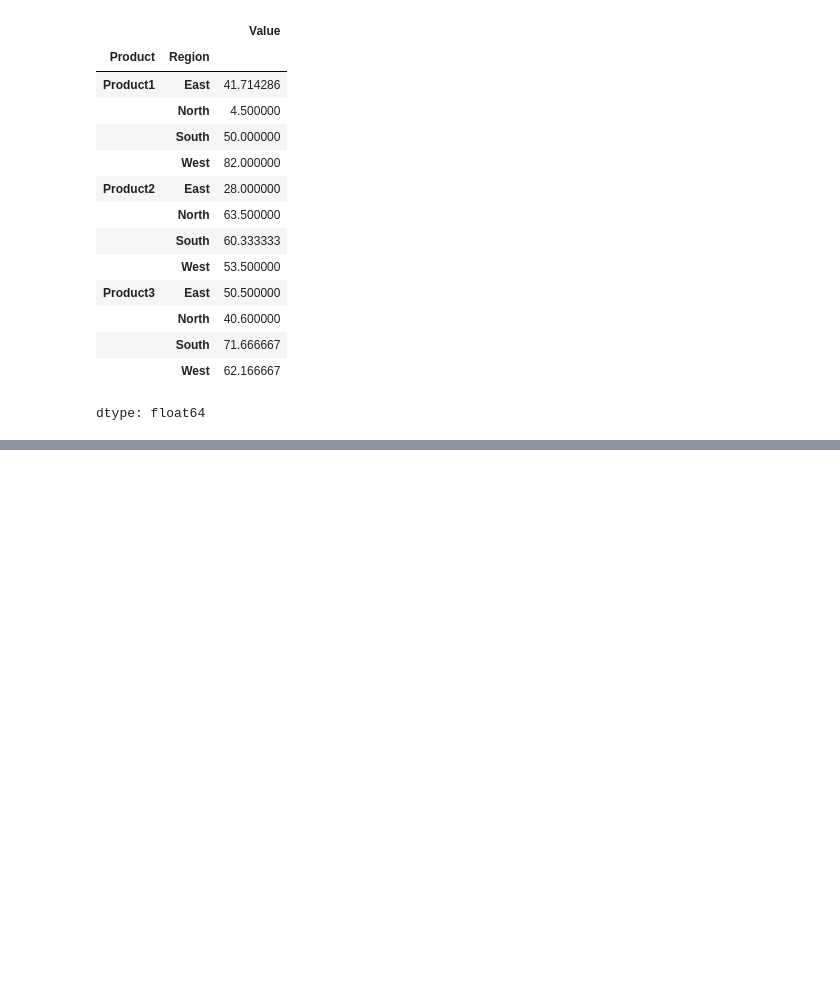
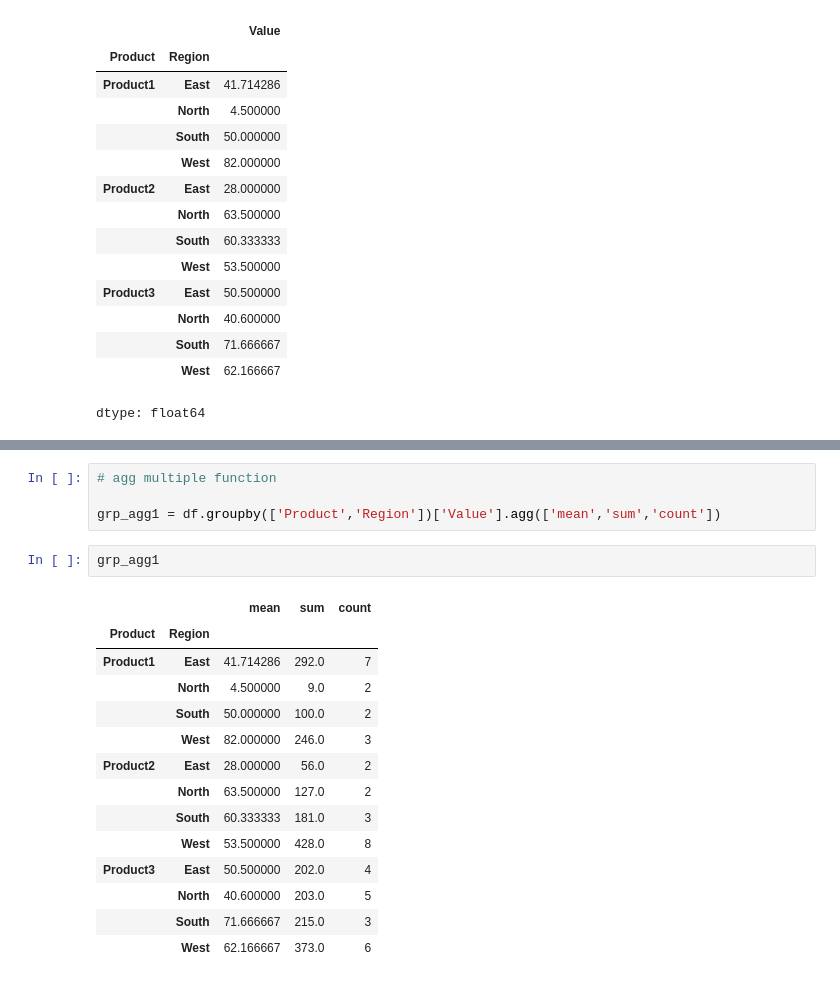
Before and after one commit to HrushhikeshMate/python-practice, a Jupyter notebook: 3_numpy.ipynb, the cells around one changed output, grey strips where cells are left out. Saved outputs shown, nothing was run; the diff lists cells and outputs as text; blank space fills up the shorter version.

```diff
--- a/3_numpy.ipynb
+++ b/3_numpy.ipynb
@@ -255,0 +269,21 @@ dtype: float64
+# %%
+# agg multiple function
+
+grp_agg1 = df.groupby(['Product','Region'])['Value'].agg(['mean','sum','count'])
+# %%
+grp_agg1
+# %% [output]
+|  |  | mean | sum | count |
+| Product | Region |  |  |  |
+| Product1 | East | 41.714286 | 292.0 | 7 |
+|  | North | 4.500000 | 9.0 | 2 |
+|  | South | 50.000000 | 100.0 | 2 |
+|  | West | 82.000000 | 246.0 | 3 |
+| Product2 | East | 28.000000 | 56.0 | 2 |
+|  | North | 63.500000 | 127.0 | 2 |
+|  | South | 60.333333 | 181.0 | 3 |
+|  | West | 53.500000 | 428.0 | 8 |
+| Product3 | East | 50.500000 | 202.0 | 4 |
+|  | North | 40.600000 | 203.0 | 5 |
+|  | South | 71.666667 | 215.0 | 3 |
+|  | West | 62.166667 | 373.0 | 6 |
```
Also changed, not shown: parts of 2 cells of this notebook.
